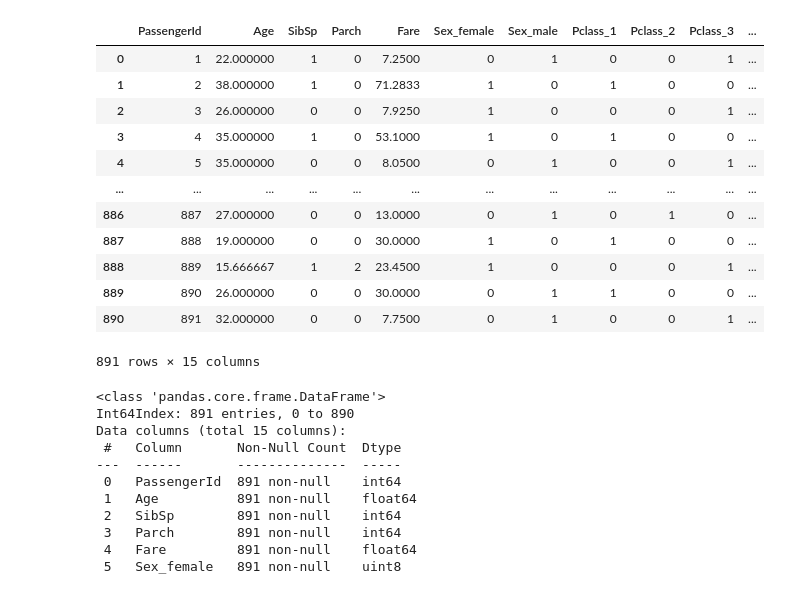
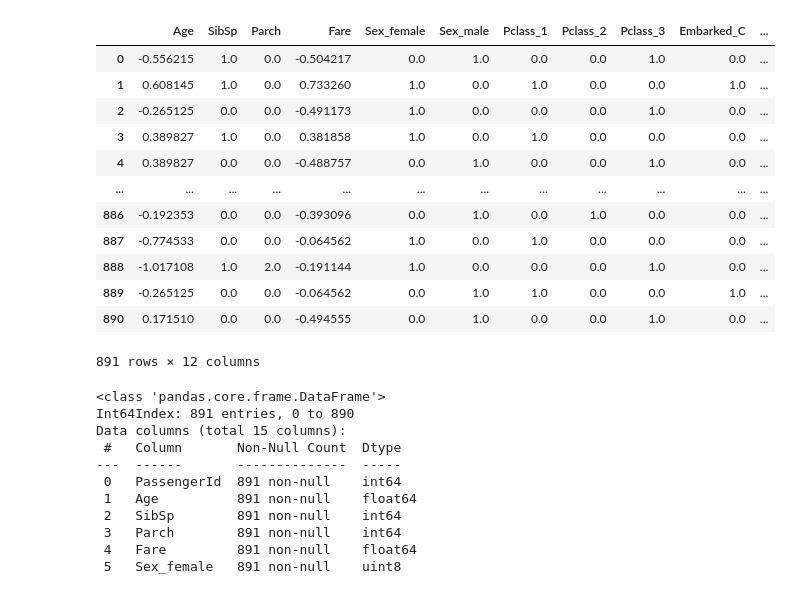
Before and after one commit to zzaiyan/kaggle-titanic, a Jupyter notebook: solve.ipynb, the cells around one changed output. Saved outputs shown, nothing was run; the diff lists cells and outputs as text; code cells hidden in the pictures.

```diff
--- a/solve.ipynb
+++ b/solve.ipynb
@@ -29,49 +29,56 @@ class TitanicData(Dataset):
         self.all_x = self.all_x.values
         self.all_y = self.all_y.values
         # 标准化
-        std_all = StandardScaler().fit_transform(titanic.all_x)
+        std_all = StandardScaler().fit_transform(self.all_x)
         self.all_x[:, 0] = std_all[:, 0]
         self.all_x[:, 3] = std_all[:, 3]
 
     def process_df(self, df):
+        # 按票号排序，使数据按空间聚集
         df.sort_values(by=['Ticket'], ascending=[True], inplace=True)
+        # 丢弃对结果无影响的数据
         df.drop(columns=['Name', 'Ticket', 'Cabin'], inplace=True)
+        # 对缺失项进行插值
         df['Age'].interpolate(inplace=True)
         df['Fare'].interpolate(inplace=True)
         df['Embarked'].fillna(value='S', inplace=True)
+        # 恢复顺序
         df.sort_values(by=['PassengerId'], ascending=[True], inplace=True)
+        # 独热编码
         df = pd.get_dummies(data=df, columns=['Sex', 'Pclass', 'Embarked', 'Survived'])
         return df
 
     def get_x(self, idx: int):
         return torch.Tensor(self.all_x[idx])
 
     def get_y(self, idx: int):
         return torch.Tensor(self.all_y[idx])
 
     def __getitem__(self, idx):
         return self.get_x(idx), self.get_y(idx)
 
     def __len__(self):
+        # 仅使用训练集进行训练
         return len(self.df_train)
 
 
 titanic = TitanicData()
-titanic.df_train
+# 使预处理后的特征便于观察
+pd.DataFrame(titanic.all_x[:len(titanic), :], columns=titanic.df_train.iloc[:, 1:-2].columns)
 # %% [output]
-|  | PassengerId | Age | SibSp | Parch | Fare | Sex_female | Sex_male | Pclass_1 | Pclass_2 | Pclass_3 | ... |
-| 0 | 1 | 22.000000 | 1 | 0 | 7.2500 | 0 | 1 | 0 | 0 | 1 | ... |
-| 1 | 2 | 38.000000 | 1 | 0 | 71.2833 | 1 | 0 | 1 | 0 | 0 | ... |
-| 2 | 3 | 26.000000 | 0 | 0 | 7.9250 | 1 | 0 | 0 | 0 | 1 | ... |
-| 3 | 4 | 35.000000 | 1 | 0 | 53.1000 | 1 | 0 | 1 | 0 | 0 | ... |
-| 4 | 5 | 35.000000 | 0 | 0 | 8.0500 | 0 | 1 | 0 | 0 | 1 | ... |
+|  | Age | SibSp | Parch | Fare | Sex_female | Sex_male | Pclass_1 | Pclass_2 | Pclass_3 | Embarked_C | ... |
+| 0 | -0.556215 | 1.0 | 0.0 | -0.504217 | 0.0 | 1.0 | 0.0 | 0.0 | 1.0 | 0.0 | ... |
+| 1 | 0.608145 | 1.0 | 0.0 | 0.733260 | 1.0 | 0.0 | 1.0 | 0.0 | 0.0 | 1.0 | ... |
+| 2 | -0.265125 | 0.0 | 0.0 | -0.491173 | 1.0 | 0.0 | 0.0 | 0.0 | 1.0 | 0.0 | ... |
+| 3 | 0.389827 | 1.0 | 0.0 | 0.381858 | 1.0 | 0.0 | 1.0 | 0.0 | 0.0 | 0.0 | ... |
+| 4 | 0.389827 | 0.0 | 0.0 | -0.488757 | 0.0 | 1.0 | 0.0 | 0.0 | 1.0 | 0.0 | ... |
 | ... | ... | ... | ... | ... | ... | ... | ... | ... | ... | ... | ... |
-| 886 | 887 | 27.000000 | 0 | 0 | 13.0000 | 0 | 1 | 0 | 1 | 0 | ... |
-| 887 | 888 | 19.000000 | 0 | 0 | 30.0000 | 1 | 0 | 1 | 0 | 0 | ... |
-| 888 | 889 | 15.666667 | 1 | 2 | 23.4500 | 1 | 0 | 0 | 0 | 1 | ... |
-| 889 | 890 | 26.000000 | 0 | 0 | 30.0000 | 0 | 1 | 1 | 0 | 0 | ... |
-| 890 | 891 | 32.000000 | 0 | 0 | 7.7500 | 0 | 1 | 0 | 0 | 1 | ... |
+| 886 | -0.192353 | 0.0 | 0.0 | -0.393096 | 0.0 | 1.0 | 0.0 | 1.0 | 0.0 | 0.0 | ... |
+| 887 | -0.774533 | 0.0 | 0.0 | -0.064562 | 1.0 | 0.0 | 1.0 | 0.0 | 0.0 | 0.0 | ... |
+| 888 | -1.017108 | 1.0 | 2.0 | -0.191144 | 1.0 | 0.0 | 0.0 | 0.0 | 1.0 | 0.0 | ... |
+| 889 | -0.265125 | 0.0 | 0.0 | -0.064562 | 0.0 | 1.0 | 1.0 | 0.0 | 0.0 | 1.0 | ... |
+| 890 | 0.171510 | 0.0 | 0.0 | -0.494555 | 0.0 | 1.0 | 0.0 | 0.0 | 1.0 | 0.0 | ... |
-891 rows × 15 columns
+891 rows × 12 columns
 # %%
 titanic.df_train.info()
 # %% [output]
```
Also changed, not shown: parts of 11 cells of this notebook, 4 other files.
